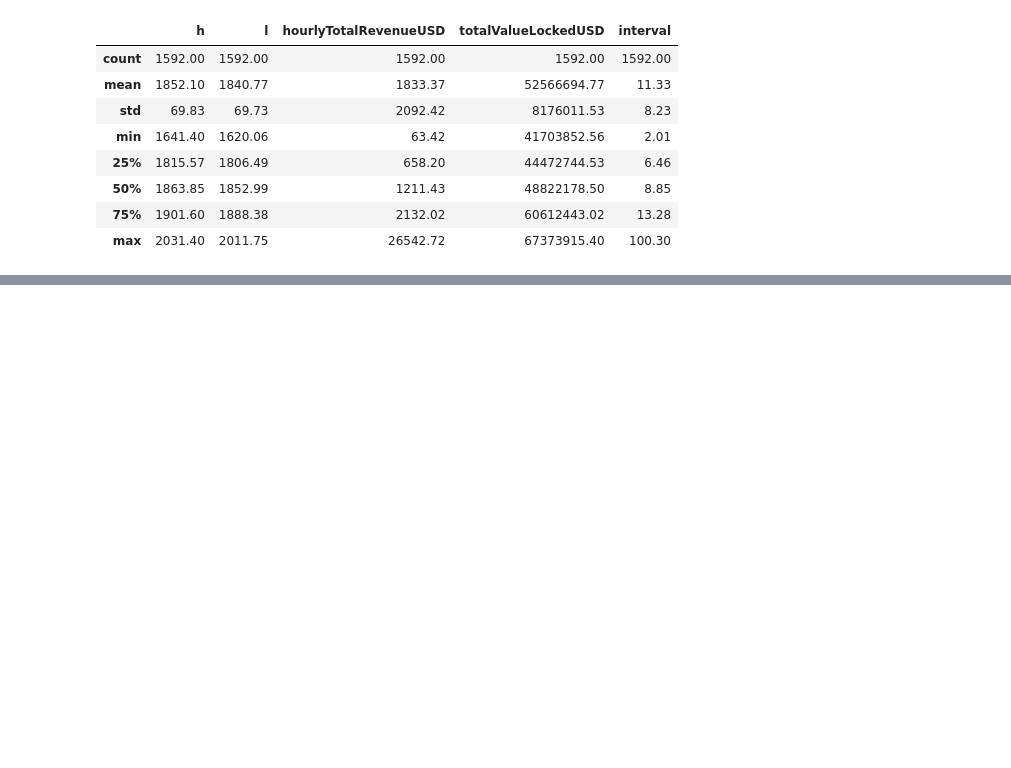
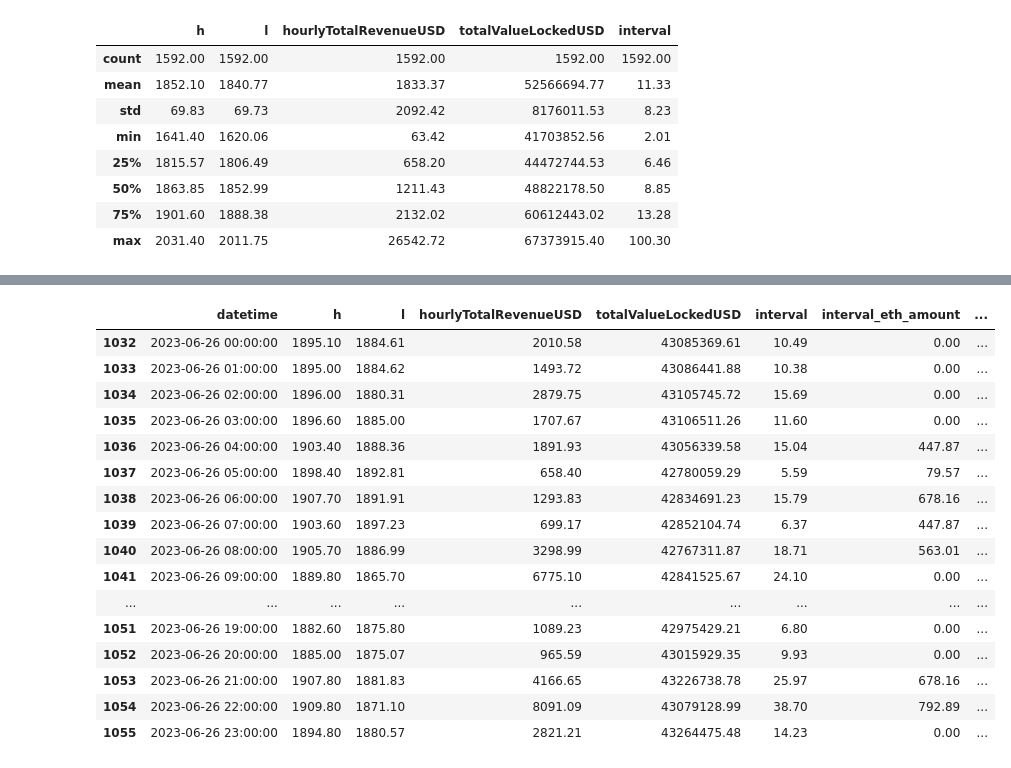
Before and after one commit to zhant09/uniswap-v3-analysis, a Jupyter notebook: notebooks/liquidity_provider/arb_eth_usdc_small_interval.ipynb, the cells around one changed output, grey strips where cells are left out. Cells and saved outputs as stored; diff of their text form; code cells hidden in the pictures; blank space fills up the shorter version.

```diff
--- a/notebooks/liquidity_provider/arb_eth_usdc_small_interval.ipynb
+++ b/notebooks/liquidity_provider/arb_eth_usdc_small_interval.ipynb
@@ -302,0 +802,20 @@ hourly_data = df.to_dict("records")
+# %%
+hourly_df[(hourly_df["datetime"] > "2023-06-26") & (hourly_df["datetime"] < "2023-06-27")].head(50)
+# %% [output]
+|  | datetime | h | l | hourlyTotalRevenueUSD | totalValueLockedUSD | interval | interval_eth_amount | ... |
+| 1032 | 2023-06-26 00:00:00 | 1895.10 | 1884.61 | 2010.58 | 43085369.61 | 10.49 | 0.00 | ... |
+| 1033 | 2023-06-26 01:00:00 | 1895.00 | 1884.62 | 1493.72 | 43086441.88 | 10.38 | 0.00 | ... |
+| 1034 | 2023-06-26 02:00:00 | 1896.00 | 1880.31 | 2879.75 | 43105745.72 | 15.69 | 0.00 | ... |
+| 1035 | 2023-06-26 03:00:00 | 1896.60 | 1885.00 | 1707.67 | 43106511.26 | 11.60 | 0.00 | ... |
+| 1036 | 2023-06-26 04:00:00 | 1903.40 | 1888.36 | 1891.93 | 43056339.58 | 15.04 | 447.87 | ... |
+| 1037 | 2023-06-26 05:00:00 | 1898.40 | 1892.81 | 658.40 | 42780059.29 | 5.59 | 79.57 | ... |
+| 1038 | 2023-06-26 06:00:00 | 1907.70 | 1891.91 | 1293.83 | 42834691.23 | 15.79 | 678.16 | ... |
+| 1039 | 2023-06-26 07:00:00 | 1903.60 | 1897.23 | 699.17 | 42852104.74 | 6.37 | 447.87 | ... |
+| 1040 | 2023-06-26 08:00:00 | 1905.70 | 1886.99 | 3298.99 | 42767311.87 | 18.71 | 563.01 | ... |
+| 1041 | 2023-06-26 09:00:00 | 1889.80 | 1865.70 | 6775.10 | 42841525.67 | 24.10 | 0.00 | ... |
+| ... | ... | ... | ... | ... | ... | ... | ... | ... |
+| 1051 | 2023-06-26 19:00:00 | 1882.60 | 1875.80 | 1089.23 | 42975429.21 | 6.80 | 0.00 | ... |
+| 1052 | 2023-06-26 20:00:00 | 1885.00 | 1875.07 | 965.59 | 43015929.35 | 9.93 | 0.00 | ... |
+| 1053 | 2023-06-26 21:00:00 | 1907.80 | 1881.83 | 4166.65 | 43226738.78 | 25.97 | 678.16 | ... |
+| 1054 | 2023-06-26 22:00:00 | 1909.80 | 1871.10 | 8091.09 | 43079128.99 | 38.70 | 792.89 | ... |
+| 1055 | 2023-06-26 23:00:00 | 1894.80 | 1880.57 | 2821.21 | 43264475.48 | 14.23 | 0.00 | ... |
```
Also changed, not shown: parts of 39 cells of this notebook.
